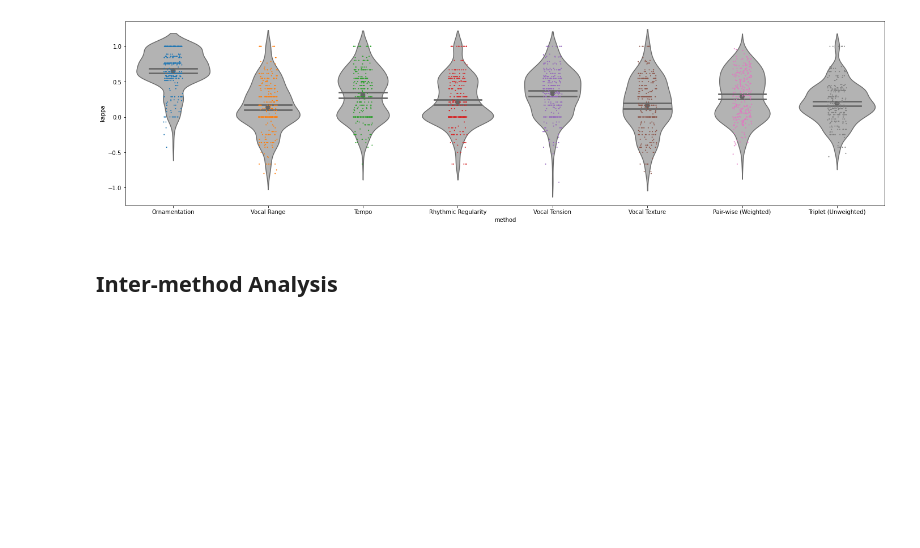
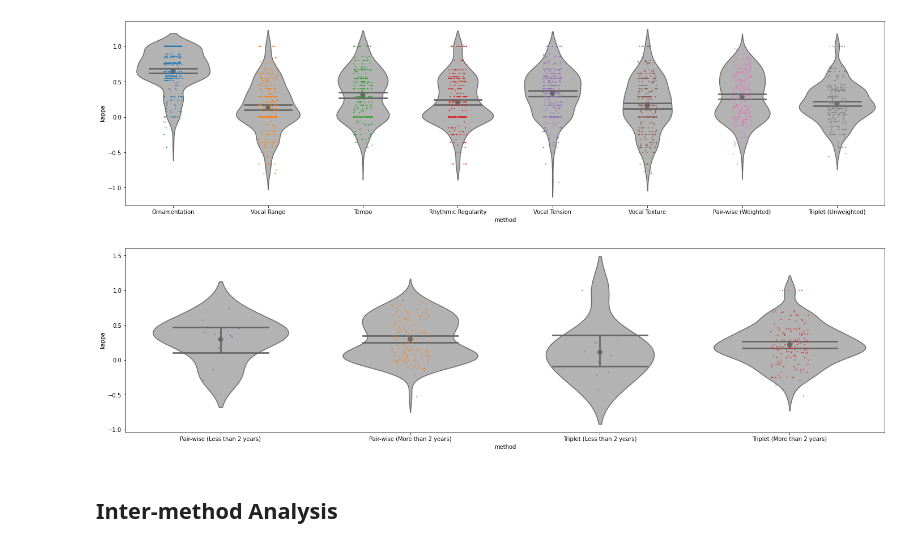
Before and after one commit to dsh0416/cantometrics, a Jupyter notebook: analysis/Analysis.ipynb, the cells around one changed output. Cells and saved outputs as stored; diff of their text form; code cells hidden in the pictures; blank space fills up the shorter version.

Commit message:
Add inter-rater analysis on music training history

```diff
--- a/analysis/Analysis.ipynb
+++ b/analysis/Analysis.ipynb
@@ -49,3 +49,6 @@ evaluation
 | 313 | 3 | 509 | 28 | 100.0 | 100.0 | 50.0 | 50.0 | 50.0 | ... |
 | 314 | 4 | 509 | 29 | 100.0 | 100.0 | 50.0 | 100.0 | 50.0 | ... |
 315 rows × 16 columns
+# %%
+music_history = pd.read_csv('../dataset/form.csv', index_col='ID')
+music_history
@@ -157,6 +176,102 @@ sns.pointplot(x="method", y="kappa", data=df, ci=95, capsize=.5, join=False, col
 plt.show()
 # %% [output]
 [figure]
+# %%
+matrix_history = []
+
+for i in range(GROUP):
+    res = list()
+    for j in range(MAX_PART):
+        participant_id = str(i) + chr(65 + j)
+        if participant_id in music_history.index:
+            history = music_history.loc[participant_id, 'music_history']
+            if (history == 'No experience (無し)') or (history == '~ 2 years ( ~ 2 年 )'):
+                filename = '../dataset/pairwise_distance_' + str(i) + chr(65 + j) + '.csv'
+                if not Path(filename).is_file():
+                    continue
+                data = np.nan_to_num(pd.read_csv(filename, header=None).to_numpy(), 0)
+                # Remove diagonal elements and flattern
+                data = data[~np.eye(data.shape[0],dtype=bool)]
+                res.append(data)
+
+    for x in range(len(res)):
+        for y in range(x+1, len(res)):
+            cohen = cohen_kappa_score(res[x], res[y], [0, 25, 50, 75, 100], weights='quadratic')
+            if not np.isnan(cohen):
+                matrix_history.append(['Pair-wise (Less than 2 years)', cohen])
+
+for i in range(GROUP):
+    res = list()
+    for j in range(MAX_PART):
+        participant_id = str(i) + chr(65 + j)
+        if participant_id in music_history.index:
+            history = music_history.loc[participant_id, 'music_history']
+            if not ((history == 'No experience (無し)') or (history == '~ 2 years ( ~ 2 年 )')):
+                filename = '../dataset/pairwise_distance_' + str(i) + chr(65 + j) + '.csv'
+                if not Path(filename).is_file():
+                    continue
+                data = np.nan_to_num(pd.read_csv(filename, header=None).to_numpy(), 0)
+                # Remove diagonal elements and flattern
+                data = data[~np.eye(data.shape[0],dtype=bool)]
+                res.append(data)
+
+    for x in range(len(res)):
+        for y in range(x+1, len(res)):
+            cohen = cohen_kappa_score(res[x], res[y], [0, 25, 50, 75, 100], weights='quadratic')
+            if not np.isnan(cohen):
+                matrix_history.append(['Pair-wise (More than 2 years)', cohen])
+
+for i in range(GROUP):
+    res = list()
+    for j in range(MAX_PART):
+        participant_id = str(i) + chr(65 + j)
+        if participant_id in music_history.index:
+            history = music_history.loc[participant_id, 'music_history']
+            if (history == 'No experience (無し)') or (history == '~ 2 years ( ~ 2 年 )'):
+                filename = '../dataset/triple_distance_' + str(i) + chr(65 + j) + '.csv'
+                if not Path(filename).is_file():
+                    continue
+                data = np.nan_to_num(pd.read_csv(filename, header=None).to_numpy(), 0)
+                # Remove diagonal elements and flattern
+                data = data[~np.eye(data.shape[0],dtype=bool)]
+                res.append(data.astype(int))
+
+    for x in range(len(res)):
+        for y in range(x+1, len(res)):
+            cohen = cohen_kappa_score(res[x], res[y], [0, 33, 66, 100], weights=None)
+            if not np.isnan(cohen):
+                matrix_history.append(['Triplet (Less than 2 years)', cohen])
+
+for i in range(GROUP):
+    res = list()
+    for j in range(MAX_PART):
+        participant_id = str(i) + chr(65 + j)
+        if participant_id in music_history.index:
+            history = music_history.loc[participant_id, 'music_history']
+            if not ((history == 'No experience (無し)') or (history == '~ 2 years ( ~ 2 年 )')):
+                filename = '../dataset/triple_distance_' + str(i) + chr(65 + j) + '.csv'
+                if not Path(filename).is_file():
+                    continue
+                data = np.nan_to_num(pd.read_csv(filename, header=None).to_numpy(), 0)
+                # Remove diagonal elements and flattern
+                data = data[~np.eye(data.shape[0],dtype=bool)]
+                res.append(data.astype(int))
+
+    for x in range(len(res)):
+        for y in range(x+1, len(res)):
+            cohen = cohen_kappa_score(res[x], res[y], [0, 33, 66, 100], weights=None)
+            if not np.isnan(cohen):
+                matrix_history.append(['Triplet (More than 2 years)', cohen])
+
+df = pd.DataFrame(matrix_history, index=range(len(matrix_history)), columns=['method', 'kappa'])
+plt.figure(figsize=(24, 6))
+sns.violinplot(x="method", y="kappa", data=df, color="0.7", inner=None)
+sns.stripplot(x="method", y="kappa", data=df, jitter=1, size=2)
+sns.pointplot(x="method", y="kappa", data=df, ci=95, capsize=.5, join=False, color="#666")
+
+plt.show()
+# %% [output]
+[figure, added]
 # %% [markdown]
 ## Inter-method Analysis
 # %%
```
Also changed, not shown: parts of 3 cells of this notebook, 1 other file.
